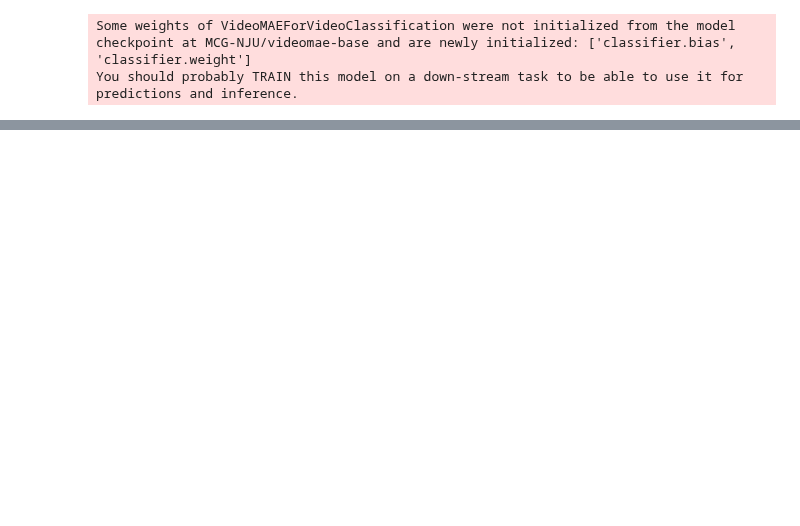
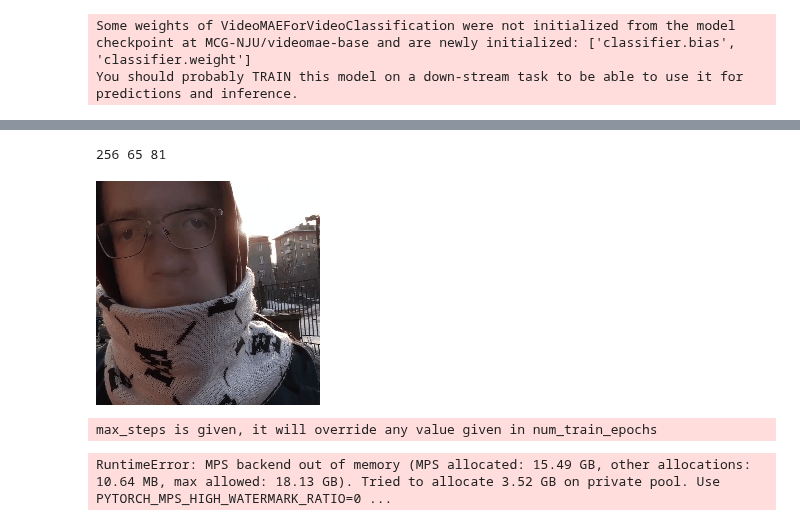
Before and after one commit to 5uru/OpenVerify, a Jupyter notebook: labs/spoofing_detection/classification.ipynb, the cells around one changed output, grey strips where cells are left out. Drawn from its saved outputs; the diff is of its cells as text; code cells hidden in the pictures; blank space fills up the shorter version.

Commit message:
refactor: Clean data in classification.ipynb file

```diff
--- a/labs/spoofing_detection/classification.ipynb
+++ b/labs/spoofing_detection/classification.ipynb
@@ -97,4 +1,5 @@ array(['attack', 'real'], dtype=object)
 # %%
+class_labels = [ 'attack' , 'real' ]
 label2id = { label : i for i , label in enumerate(class_labels) }
 id2label = { i : label for label , i in label2id.items( ) }
 # %%
@@ -168,8 +70,9 @@ dataset_root_path = "datasets/data"
 # %%
 import os
 
+dataset_root_path = "datasets/data"
 train_dataset = pytorchvideo.data.Ucf101(
-        data_path="datasets/data" ,
+        data_path=os.path.join(dataset_root_path , "train") ,
         clip_sampler=pytorchvideo.data.make_clip_sampler("random" , clip_duration) ,
         decode_audio=False ,
         transform=train_transform ,
@@ -181,0 +110,44 @@ AttributeError: module 'collections' has no attribute 'Iterable'
+# %%
+print(train_dataset.num_videos , val_dataset.num_videos , test_dataset.num_videos)
+# %% [output]
+256 65 81
+# %%
+import imageio
+import numpy as np
+from IPython.display import Image
+
+
+def unnormalize_img(img) :
+    """Un-normalizes the image pixels."""
+    img = (img * std) + mean
+    img = (img * 255).astype("uint8")
+    return img.clip(0 , 255)
+
+
+def create_gif(video_tensor , filename="sample.gif") :
+    """Prepares a GIF from a video tensor.
+
+    The video tensor is expected to have the following shape:
+    (num_frames, num_channels, height, width).
+    """
+    frames = [ ]
+    for video_frame in video_tensor :
+        frame_unnormalized = unnormalize_img(video_frame.permute(1 , 2 , 0).numpy( ))
+        frames.append(frame_unnormalized)
+    kargs = { "duration" : 0.25 }
+    imageio.mimsave(filename , frames , "GIF" , **kargs)
+    return filename
+
+
+def display_gif(video_tensor , gif_name="sample.gif") :
+    """Prepares and displays a GIF from a video tensor."""
+    video_tensor = video_tensor.permute(1 , 0 , 2 , 3)
+    gif_filename = create_gif(video_tensor , gif_name)
+    return Image(filename=gif_filename)
+
+
+sample_video = next(iter(train_dataset))
+video_tensor = sample_video[ "video" ]
+display_gif(video_tensor)
+# %% [output]
+[figure, added]
@@ -181,0 +197,16 @@ AttributeError: module 'collections' has no attribute 'Iterable'
+# %%
+trainer = Trainer(
+        model ,
+        args ,
+        train_dataset=train_dataset ,
+        eval_dataset=val_dataset ,
+        tokenizer=image_processor ,
+        compute_metrics=compute_metrics ,
+        data_collator=collate_fn ,
+)
+# %% [output]
+max_steps is given, it will override any value given in num_train_epochs
+# %%
+train_results = trainer.train( )
+# %% [output]
+RuntimeError: MPS backend out of memory (MPS allocated: 15.49 GB, other allocations: 10.64 MB, max allowed: 18.13 GB). Tried to allocate 3.52 GB on private pool. Use PYTORCH_MPS_HIGH_WATERMARK_RATIO=0 ...
```
Also changed, not shown: parts of 20 cells of this notebook, 1 other file.
